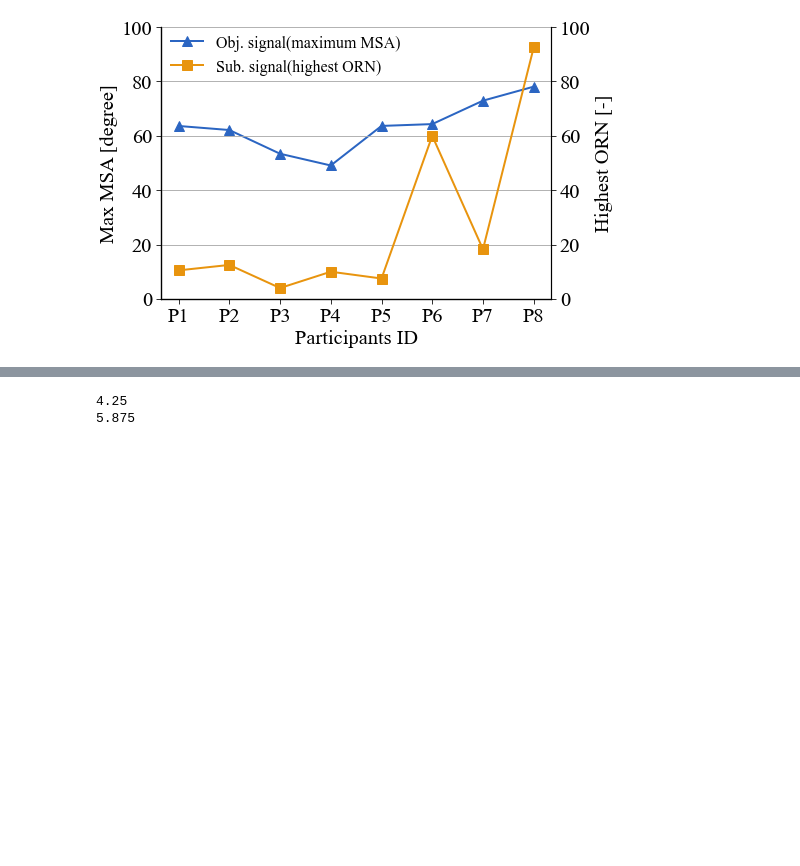
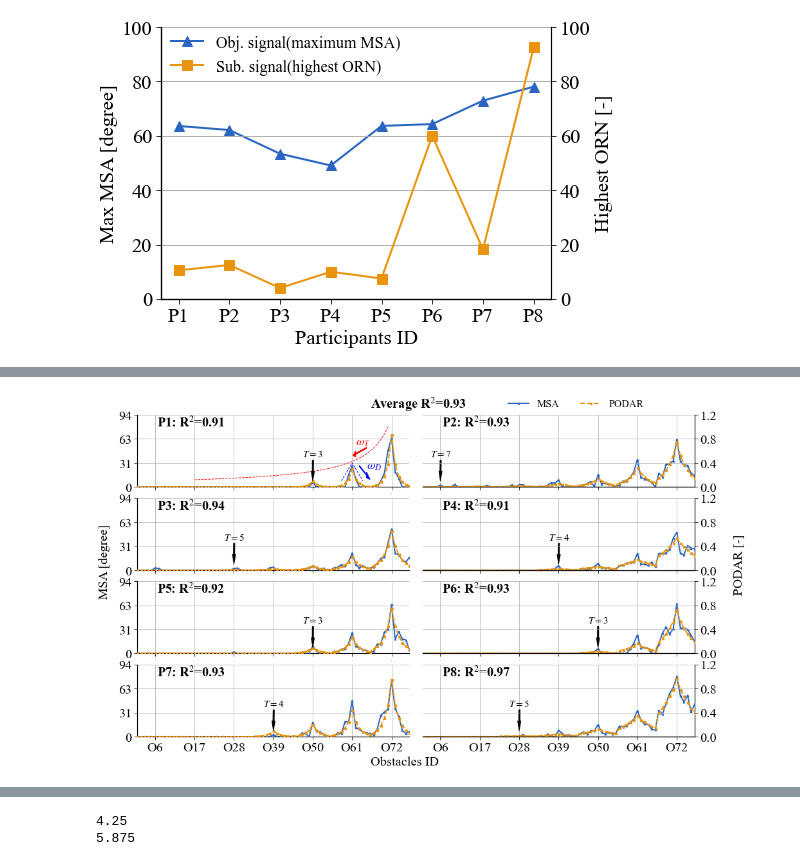
Before and after one commit to ChenChenGith/PODAR_individual_modeling_code, a Jupyter notebook: data_preprocess.ipynb, the cells around one changed output, grey strips where cells are left out. Saved outputs shown, nothing was run; the diff lists cells and outputs as text; code cells hidden in the pictures; blank space fills up the shorter version.

```diff
--- a/data_preprocess.ipynb
+++ b/data_preprocess.ipynb
@@ -426,0 +431,6 @@ plt.legend([b1, b2], [b1.get_label(), b2.get_label()], loc=[0.01,0.8])
+# %%
+obj_r2 = [0.91226787, 0.93462986, 0.93824865, 0.91447483, 0.9222657, 0.9323574,  0.9305863,  0.97199417]
+obj_r2_mean = 0.9321031
+peak_num_angle_25 = [3, 7, 5, 4, 3, 3, 4, 5]
+xx = [72,61,50,39,28,17,6]
+obj_scale_list = [1.6150935888290405, 1.195246934890747, 1.2262033224105835, 1.016636848449707, 1.380411148071289, 1.7806282043457031, 1.4584137201309204, 1.7567945718765259]
@@ -426,0 +448,92 @@ plt.legend([b1, b2], [b1.get_label(), b2.get_label()], loc=[0.01,0.8])
+# %%
+pos = [[0.06, 0.755, 0.42, 0.195],
+       [0.50, 0.755, 0.42, 0.195],
+       [0.06, 0.53, 0.42, 0.195],
+       [0.50, 0.53, 0.42, 0.195],
+       [0.06, 0.305, 0.42, 0.195],
+       [0.50, 0.305, 0.42, 0.195],
+       [0.06, 0.08, 0.42, 0.195],
+       [0.50, 0.08, 0.42, 0.195]]
+
+def plot_one(subID, label, net_risk):
+    plt.axes(pos[subID])
+    plt.plot(np.arange(1, 78, 1), label, label='MSA', zorder=100, marker='^', ms='3')
+    plt.plot(np.arange(1, 78, 1), net_risk.detach().numpy(), label='PODAR', linestyle='--', zorder=100, marker='s', ms='3')
+    # plt.arrow(xx[peak_num_angle_25[subID]-1], 0.5, 0, -0.4, length_includes_head = True,head_width = 1,head_length = 0.15, width=0.25, fc='red', ec='red', zorder=100)
+    # plt.text(xx[peak_num_angle_25[subID]-1]-2, 0.55, '$T=${}'.format(peak_num_angle_25[subID]))
+    # plt.arrow(72-5, label[72], 5, 0, length_includes_head = True,head_width = 0.1,head_length = 2, width=0.05, fc='red', ec='red', zorder=100)
+    # plt.text(xx[peak_num_angle_25[subID]-1]-2, 0.55, '$k=${}'.format(peak_num_angle_25[subID]))
+    plt.annotate('$T=${}'.format(peak_num_angle_25[subID]), xy=(xx[peak_num_angle_25[subID]-1], 0.1), xytext=(xx[peak_num_angle_25[subID]-1]-2.8, 0.5),
+                arrowprops=dict(fc='black', ec='black', headwidth = 5,headlength = 15, width=2), fontsize=6*2.54, zorder=100,)
+    # plt.annotate('$k=${:.3f}'.format(obj_scale_list[subID]), xy=(71, label[71]), xytext=(54, label[71]+0.02),
+    #             arrowprops=dict(fc='red', ec='red', headwidth = 5,headlength = 15, width=2), fontsize=6*2.54, zorder=100,)
+    plt.xlim(1,77)
+    plt.gca().grid(axis='x')
+    if subID in [6, 7]:
+        # plt.ylabel('Normalized MSA and PODAR [-]')
+        # plt.xlabel('Obstacles ID')
+        _x_ticks_label = ["O{}".format(i) for i in np.arange(6,73, 11)]
+        plt.xticks(np.arange(6,73, 11), _x_ticks_label)
+    else:
+        plt.xticks(np.arange(6,73, 11), fontsize=0)
+
+    plt.ylim(0, 1.2)
+    if subID == 0:
+        plt.plot(np.arange(17, 72), 12/ np.linspace(12, 100, 55)[::-1], linestyle='--', c='red', linewidth=1)
+        plt.arrow(65, 0.65, -3, -0.1, width=0.02, head_width=0.1, head_length = 0.8, fc='red', ec='red', zorder=100)
+        plt.text(62, 0.7, '$\omega_T$', fontsize=18, color='red')
+        plt.plot([58, 61, 64], [0.1, 0.4, 0.1], linestyle='--', c='blue', linewidth=1)
+        plt.arrow(63, 0.35, 2, -0.15, width=0.02, head_width=0.1, head_length=1, fc='blue', ec='blue', zorder=100)
+        plt.text(65, 0.3, '$\omega_D$', fontsize=18, color='blue')
+    if subID == 1:
+        plt.legend(loc=(0.3, 1.02), ncol=2)
+    if subID % 2 == 0:
+        plt.yticks(np.arange(0, 1.3, 0.4), ['{:.0f}'.format(x) for x in np.arange(0, 1.3, 0.4) * 78.8 // 1])
+    else:
+        plt.gca().spines['left'].set_visible(False)
+        plt.gca().spines['right'].set_visible(True)
+        plt.yticks([])  # np.arange(0, 1.3, 0.4), fontsize=0
+        plt.twinx()
+        plt.gca().spines['left'].set_visible(False)
+        plt.yticks(np.arange(0, 1.3, 0.4))
+    plt.text(6.5, 1, 'P{}: R$^2$={:.2f}'.format(subID + 1, obj_r2[subID]), fontsize=8*2.54, fontweight='bold')
+
+type = 'obj'
+plt.figure(figsize=(14, 8))
+for subID in range(8):
+    net_risk, label = data_coll_obj[subID]
+    plot_one(subID, label, net_risk)
+# plt.subplots_adjust(left=None, bottom=None, right=None, top=None, wspace=0.05, hspace=0.2)
+
+plt.axes([0.0, 0.0, 0.05, 1])
+plt.grid('off')
+plt.yticks([])
+plt.xticks([])
+plt.gca().spines['left'].set_visible(False)
+plt.gca().spines['bottom'].set_visible(False)
+plt.text(0,0.46, 'MSA [degree]', fontsize=8*2.54, rotation=90)
+
+plt.axes([0.98, 0.0, 0.05, 1])
+plt.grid('off')
+plt.yticks([])
+plt.xticks([])
+plt.gca().spines['left'].set_visible(False)
+plt.gca().spines['bottom'].set_visible(False)
+plt.text(0,0.47, 'PODAR [-]', fontsize=8*2.54, rotation=90)
+
+plt.axes([0.0, 0.0, 1, 0.03])
+plt.grid('off')
+plt.yticks([])
+plt.xticks([])
+plt.gca().spines['left'].set_visible(False)
+plt.gca().spines['bottom'].set_visible(False)
+plt.text(0.42, 0.1, 'Obstacles ID', fontsize=8*2.54)
+
+plt.axes([0.0, 0.96, 1, 0.025])
+plt.grid('off')
+plt.yticks([])
+plt.xticks([])
+plt.gca().spines['left'].set_visible(False)
+plt.gca().spines['bottom'].set_visible(False)
+plt.text(0.42, 0.3, 'Average R$^2$={:.2f}'.format(obj_r2_mean), fontsize=8*2.54, fontweight='bold')
+# %% [output]
@@ -426,0 +541 @@ plt.legend([b1, b2], [b1.get_label(), b2.get_label()], loc=[0.01,0.8])
+[figure, added]
```
Also changed, not shown: parts of 28 cells of this notebook.
